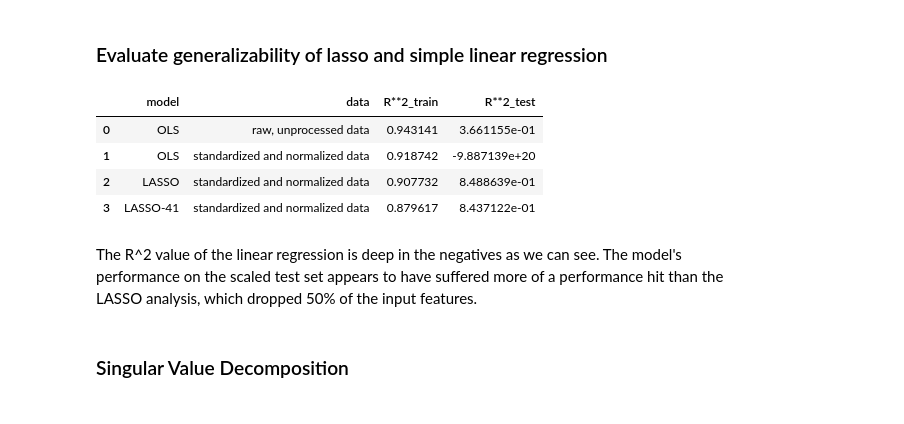
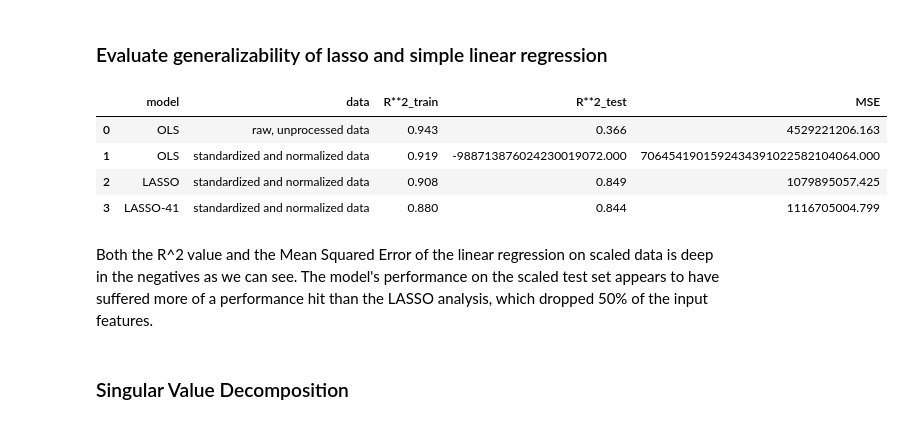
Before and after one commit to aditinabar/house-prices-modeling, a Jupyter notebook: Predicting House Prices.ipynb, the cells around one changed output. Drawn from its saved outputs; the diff is of its cells as text; code cells hidden in the pictures.

```diff
--- a/Predicting House Prices.ipynb
+++ b/Predicting House Prices.ipynb
@@ -223,21 +236,20 @@ lasso_41.score(X_scaled, train_Y)
 # %%
 test_X_standardized = scalar.transform(test_X)
 test_X_scaled = normalize(test_X_standardized, norm='l2')
-# %%
-model_performance = pd.DataFrame(data={'model': ['OLS', 'OLS', 'LASSO','LASSO-41'],
-                                       'data':['raw, unprocessed data', 'standardized and normalized data', 'standardized and normalized data', 'standardized and normalized data'],
-                                       'R**2_train': [reg_lm_raw.score(train_X, train_Y), reg_lm_scaled.score(X_scaled, train_Y),reg_lasso.score(X_scaled, train_Y), lasso_41.score(X_scaled, train_Y),],
-                                       'R**2_test': [reg_lm_raw.score(test_X, test_Y), reg_lm_scaled.score(test_X_scaled, test_Y), reg_lasso.score(test_X_scaled, test_Y), lasso_41.score(test_X_scaled, test_Y)]
-                                      })
-model_performance
-# %% [output]
-|  | model | data | R**2_train | R**2_test |
-| 0 | OLS | raw, unprocessed data | 0.943141 | 3.661155e-01 |
-| 1 | OLS | standardized and normalized data | 0.918742 | -9.887139e+20 |
-| 2 | LASSO | standardized and normalized data | 0.907732 | 8.488639e-01 |
-| 3 | LASSO-41 | standardized and normalized data | 0.879617 | 8.437122e-01 |
+# %%
+eval_model(['OLS','raw, unprocessed data',reg_lm_raw.score(train_X, train_Y),reg_lm_raw.score(test_X, test_Y),mean_squared_error(reg_lm_raw.predict(test_X), test_Y),])
+eval_model(['OLS','standardized and normalized data', reg_lm_scaled.score(X_scaled, train_Y),reg_lm_scaled.score(test_X_scaled, test_Y),mean_squared_error(reg_lm_scaled.predict(test_X_scaled),test_Y)])
+eval_model(['LASSO','standardized and normalized data', reg_lasso.score(X_scaled, train_Y), reg_lasso.score(test_X_scaled, test_Y),mean_squared_error(reg_lasso.predict(test_X_scaled), test_Y),])
+eval_model([ 'LASSO-41', 'standardized and normalized data', lasso_41.score(X_scaled, train_Y), lasso_41.score(test_X_scaled, test_Y), mean_squared_error(lasso_41.predict(test_X_scaled), test_Y)])
+model_performance
+# %% [output]
+|  | model | data | R**2_train | R**2_test | MSE |
+| 0 | OLS | raw, unprocessed data | 0.943 | 0.366 | 4529221206.163 |
+| 1 | OLS | standardized and normalized data | 0.919 | -988713876024230019072.000 | 7064541901592434391022582104064.000 |
+| 2 | LASSO | standardized and normalized data | 0.908 | 0.849 | 1079895057.425 |
+| 3 | LASSO-41 | standardized and normalized data | 0.880 | 0.844 | 1116705004.799 |
 # %% [markdown]
-The R^2 value of the linear regression is deep in the negatives as we can see. The model's performance on the scaled test set appears to have suffered more of a performance hit than the LASSO analysis, which dropped 50% of the input features.
+Both the R^2 value and the Mean Squared Error of the linear regression on scaled data is deep in the negatives as we can see. The model's performance on the scaled test set appears to have suffered more of a performance hit than the LASSO analysis, which dropped 50% of the input features.
 # %% [markdown]
 ### Singular Value Decomposition
 # %% [markdown]
```
Also changed, not shown: parts of 7 cells of this notebook.
